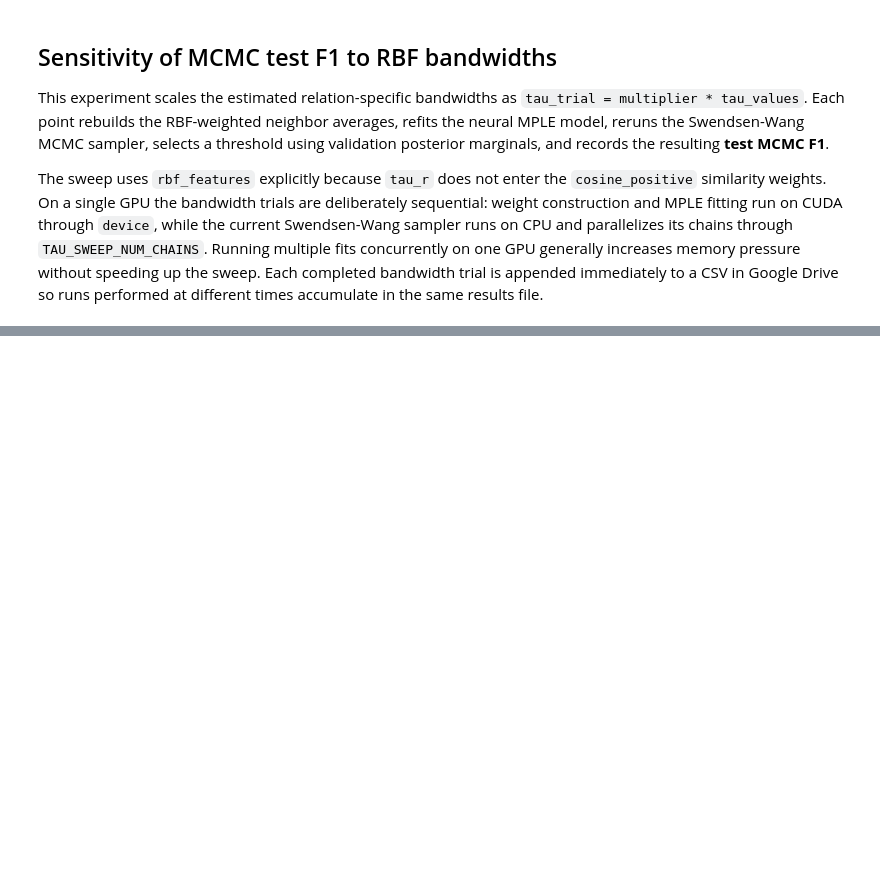
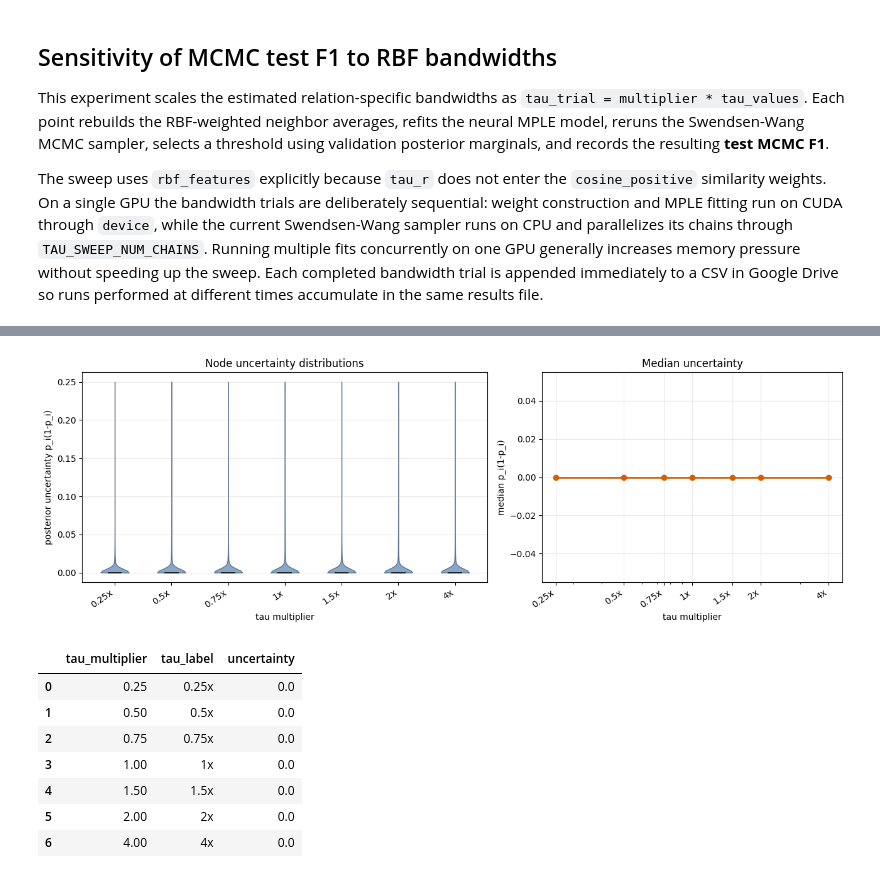
Before and after one commit to Sanchayan-Bhowal/BitcoinTransactionClassification, a Jupyter notebook: script/yelp/S_hm_weighted_nn.ipynb, the cells around one changed output, grey strips where cells are left out. Cells and saved outputs as stored; diff of their text form; code cells hidden in the pictures; blank space fills up the shorter version.

```diff
--- a/script/yelp/S_hm_weighted_nn.ipynb
+++ b/script/yelp/S_hm_weighted_nn.ipynb
@@ -2304,3 +2331,79 @@ Running 4 independent CPU Swendsen-Wang chains in parallel with seeds [717, 718,
+# %%
+if tau_uncertainty_df.empty:
+    raise ValueError("Run the tau sweep cell first so tau_uncertainty_df is populated.")
+
+tau_order = (
+    tau_uncertainty_median_df
+    .sort_values("tau_multiplier")["tau_multiplier"]
+    .to_numpy()
+)
+tau_labels = [
+    tau_uncertainty_median_df.loc[
+        tau_uncertainty_median_df["tau_multiplier"] == tau_multiplier,
+        "tau_label",
+    ].iloc[0]
+    for tau_multiplier in tau_order
+]
+violin_data = [
+    tau_uncertainty_df.loc[
+        tau_uncertainty_df["tau_multiplier"] == tau_multiplier,
+        "uncertainty",
+    ].dropna().to_numpy()
+    for tau_multiplier in tau_order
+]
+
+fig, axes = plt.subplots(1, 2, figsize=(13, 4.5), gridspec_kw={"width_ratios": [1.35, 1.0]})
+
+violin = axes[0].violinplot(
+    violin_data,
+    positions=np.arange(len(tau_order)),
+    showmeans=False,
+    showmedians=True,
+    showextrema=False,
+)
+for body in violin["bodies"]:
+    body.set_facecolor("#4C78A8")
+    body.set_edgecolor("#2F4B6C")
+    body.set_alpha(0.65)
+violin["cmedians"].set_color("#222222")
+violin["cmedians"].set_linewidth(1.4)
+
+axes[0].set_xticks(np.arange(len(tau_order)))
+axes[0].set_xticklabels(tau_labels, rotation=35, ha="right")
+axes[0].set_xlabel("tau multiplier")
+axes[0].set_ylabel("posterior uncertainty p_i(1-p_i)")
+axes[0].set_title("Node uncertainty distributions")
+axes[0].grid(axis="y", alpha=0.25)
+
+axes[1].plot(
+    tau_uncertainty_median_df["tau_multiplier"],
+    tau_uncertainty_median_df["uncertainty"],
+    marker="o",
+    linewidth=2.0,
+    color="#D55E00",
+)
+axes[1].set_xscale("log")
+axes[1].set_xticks(tau_order)
+axes[1].set_xticklabels(tau_labels, rotation=35, ha="right")
+axes[1].set_xlabel("tau multiplier")
+axes[1].set_ylabel("median p_i(1-p_i)")
+axes[1].set_title("Median uncertainty")
+axes[1].grid(alpha=0.25)
+
+plt.tight_layout()
+plt.show()
+
+tau_uncertainty_median_df
+# %% [output]
+[figure, added]
+|  | tau_multiplier | tau_label | uncertainty |
+| 0 | 0.25 | 0.25x | 0.0 |
+| 1 | 0.50 | 0.5x | 0.0 |
+| 2 | 0.75 | 0.75x | 0.0 |
+| 3 | 1.00 | 1x | 0.0 |
+| 4 | 1.50 | 1.5x | 0.0 |
+| 5 | 2.00 | 2x | 0.0 |
+| 6 | 4.00 | 4x | 0.0 |
 # %%
 TAU_SWEEP_FIGURE_PATH = (
     TAU_SWEEP_CSV_PATH.with_name("yelp_tau_mcmc_sensitivity_f1.png")
```
Also changed, not shown: parts of 26 cells of this notebook, 3 other files.
